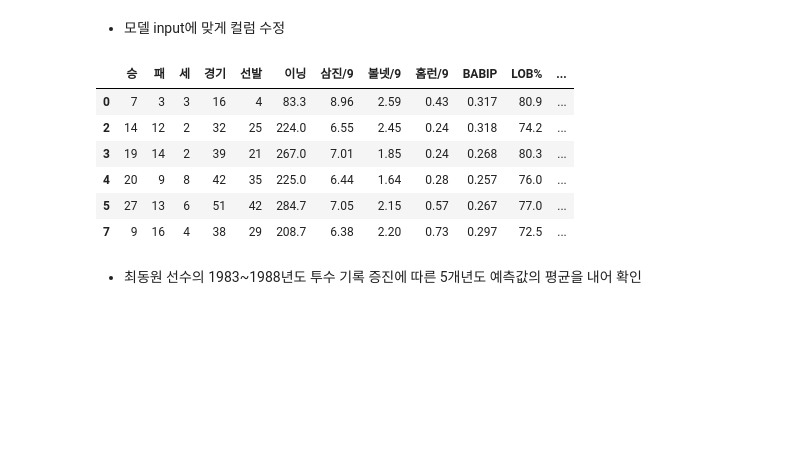
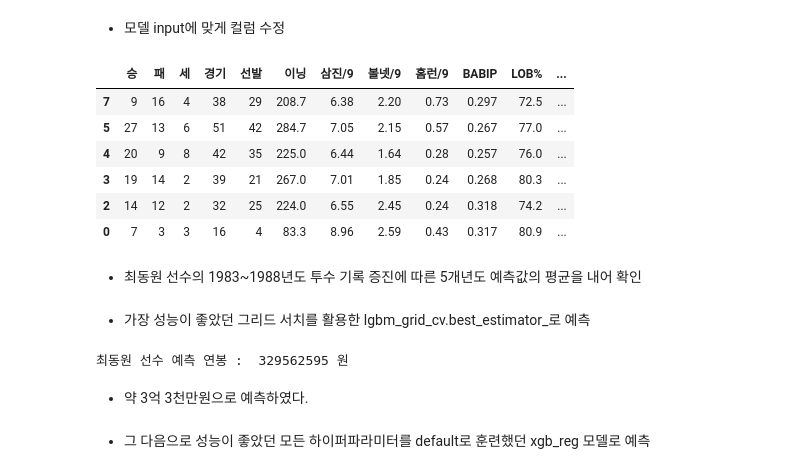
Before and after one commit to yeedacoding/ML-project, a Jupyter notebook: Baseball_Salary_Prediction/Baseball_Salary_Prediction.ipynb, the cells around one changed output. Saved outputs shown, nothing was run; the diff lists cells and outputs as text; code cells hidden in the pictures; blank space fills up the shorter version.

Commit message:
Baseball Salary Prediction

```diff
--- a/Baseball_Salary_Prediction/Baseball_Salary_Prediction.ipynb
+++ b/Baseball_Salary_Prediction/Baseball_Salary_Prediction.ipynb
@@ -1791,18 +1733,32 @@ prediction_pitcher_salary
 # %% [markdown]
 - 모델 input에 맞게 컬럼 수정
 # %%
+prediction_pitcher_salary = prediction_pitcher_salary.sort_values(by='year')
+
 prediction_pitcher_salary = prediction_pitcher_salary[['승', '패', '세', '경기', '선발', '이닝', '삼진/9', '볼넷/9', '홈런/9', 'BABIP',
        'LOB%', 'ERA', 'RA9-WAR', 'FIP', 'kFIP', 'WAR']]
 
 prediction_pitcher_salary
 # %% [output]
 |  | 승 | 패 | 세 | 경기 | 선발 | 이닝 | 삼진/9 | 볼넷/9 | 홈런/9 | BABIP | LOB% | ... |
+| 7 | 9 | 16 | 4 | 38 | 29 | 208.7 | 6.38 | 2.20 | 0.73 | 0.297 | 72.5 | ... |
+| 5 | 27 | 13 | 6 | 51 | 42 | 284.7 | 7.05 | 2.15 | 0.57 | 0.267 | 77.0 | ... |
+| 4 | 20 | 9 | 8 | 42 | 35 | 225.0 | 6.44 | 1.64 | 0.28 | 0.257 | 76.0 | ... |
+| 3 | 19 | 14 | 2 | 39 | 21 | 267.0 | 7.01 | 1.85 | 0.24 | 0.268 | 80.3 | ... |
+| 2 | 14 | 12 | 2 | 32 | 25 | 224.0 | 6.55 | 2.45 | 0.24 | 0.318 | 74.2 | ... |
 | 0 | 7 | 3 | 3 | 16 | 4 | 83.3 | 8.96 | 2.59 | 0.43 | 0.317 | 80.9 | ... |
-| 2 | 14 | 12 | 2 | 32 | 25 | 224.0 | 6.55 | 2.45 | 0.24 | 0.318 | 74.2 | ... |
-| 3 | 19 | 14 | 2 | 39 | 21 | 267.0 | 7.01 | 1.85 | 0.24 | 0.268 | 80.3 | ... |
-| 4 | 20 | 9 | 8 | 42 | 35 | 225.0 | 6.44 | 1.64 | 0.28 | 0.257 | 76.0 | ... |
-| 5 | 27 | 13 | 6 | 51 | 42 | 284.7 | 7.05 | 2.15 | 0.57 | 0.267 | 77.0 | ... |
-| 7 | 9 | 16 | 4 | 38 | 29 | 208.7 | 6.38 | 2.20 | 0.73 | 0.297 | 72.5 | ... |
 # %% [markdown]
 - 최동원 선수의 1983~1988년도 투수 기록 증진에 따른 5개년도 예측값의 평균을 내어 확인
+# %% [markdown]
+- 가장 성능이 좋았던 그리드 서치를 활용한 lgbm_grid_cv.best_estimator_로 예측
+# %%
+lgbm_pred = lgbm_grid_cv.best_estimator_.predict(prediction_pitcher_salary)
+
+print("최동원 선수 예측 연봉 : ", int(np.mean(lgbm_pred)*10000), '원')
+# %% [output]
+최동원 선수 예측 연봉 :  329562595 원
+# %% [markdown]
+- 약 3억 3천만원으로 예측하였다.
+# %% [markdown]
+- 그 다음으로 성능이 좋았던 모든 하이퍼파라미터를 default로 훈련했던 xgb_reg 모델로 예측
 # %%
```
Also changed, not shown: parts of 44 cells of this notebook.
